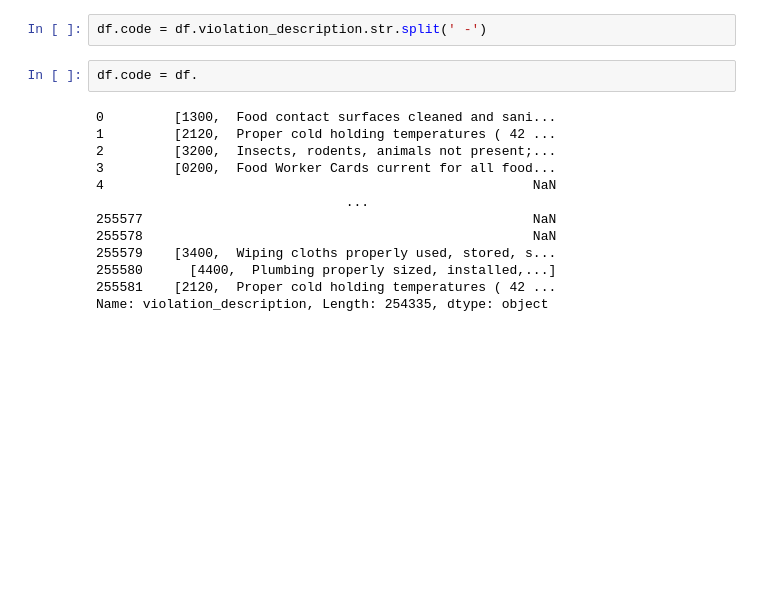
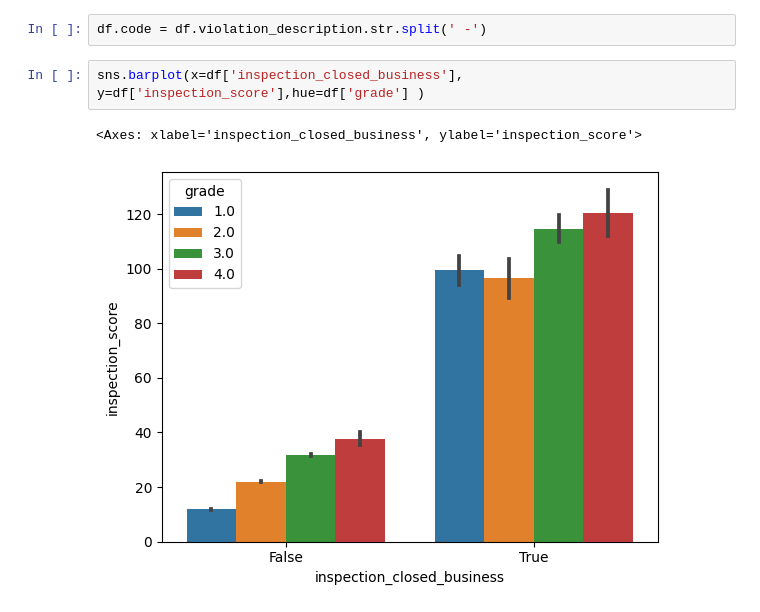
Before and after one commit to alirahmani93/ml_basic_p1, a Jupyter notebook: p1.ipynb, the cells around one changed output. Cells and saved outputs as stored; diff of their text form; blank space fills up the shorter version.

```diff
--- a/p1.ipynb
+++ b/p1.ipynb
@@ -517,17 +517,7 @@ def fix(c):
 # %%
 df.code = df.violation_description.str.split(' -')
 # %%
-df.code = df.
+sns.barplot(x=df['inspection_closed_business'], y=df['inspection_score'],hue=df['grade'] )
 # %% [output]
-0         [1300,  Food contact surfaces cleaned and sani...
-1         [2120,  Proper cold holding temperatures ( 42 ...
-2         [3200,  Insects, rodents, animals not present;...
-3         [0200,  Food Worker Cards current for all food...
-4                                                       NaN
-                                ...
-255577                                                  NaN
-255578                                                  NaN
-255579    [3400,  Wiping cloths properly used, stored, s...
-255580      [4400,  Plumbing properly sized, installed,...]
-255581    [2120,  Proper cold holding temperatures ( 42 ...
-Name: violation_description, Length: 254335, dtype: object
+<Axes: xlabel='inspection_closed_business', ylabel='inspection_score'>
+[figure, added]
```
Also changed, not shown: 3 other files.
